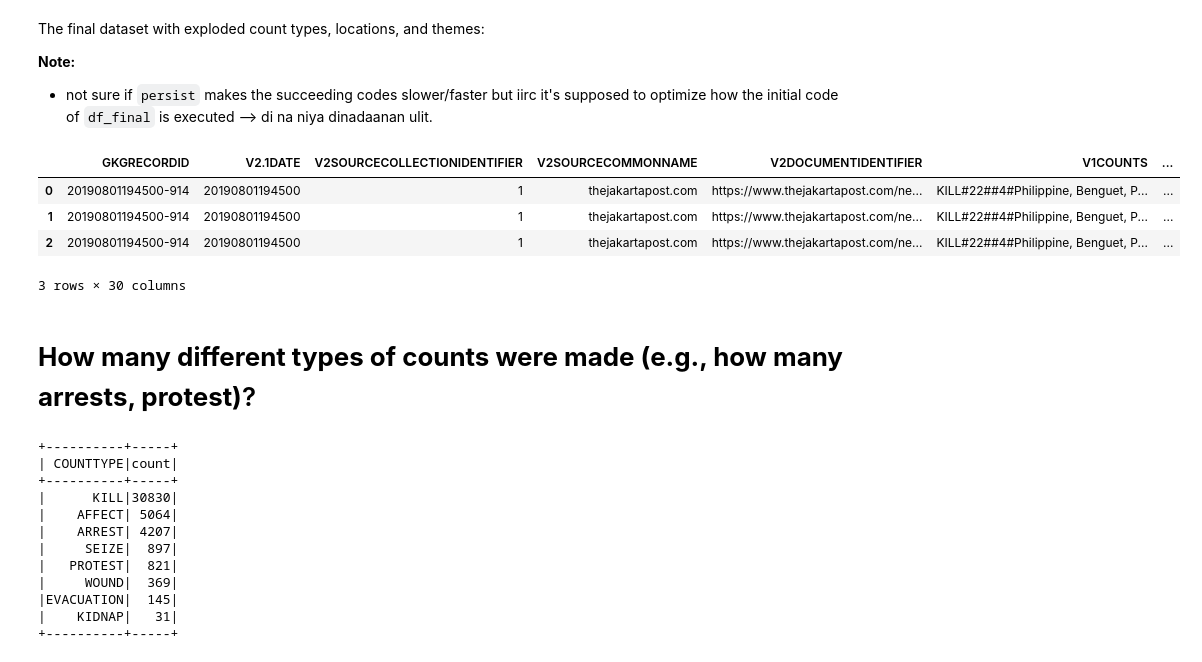
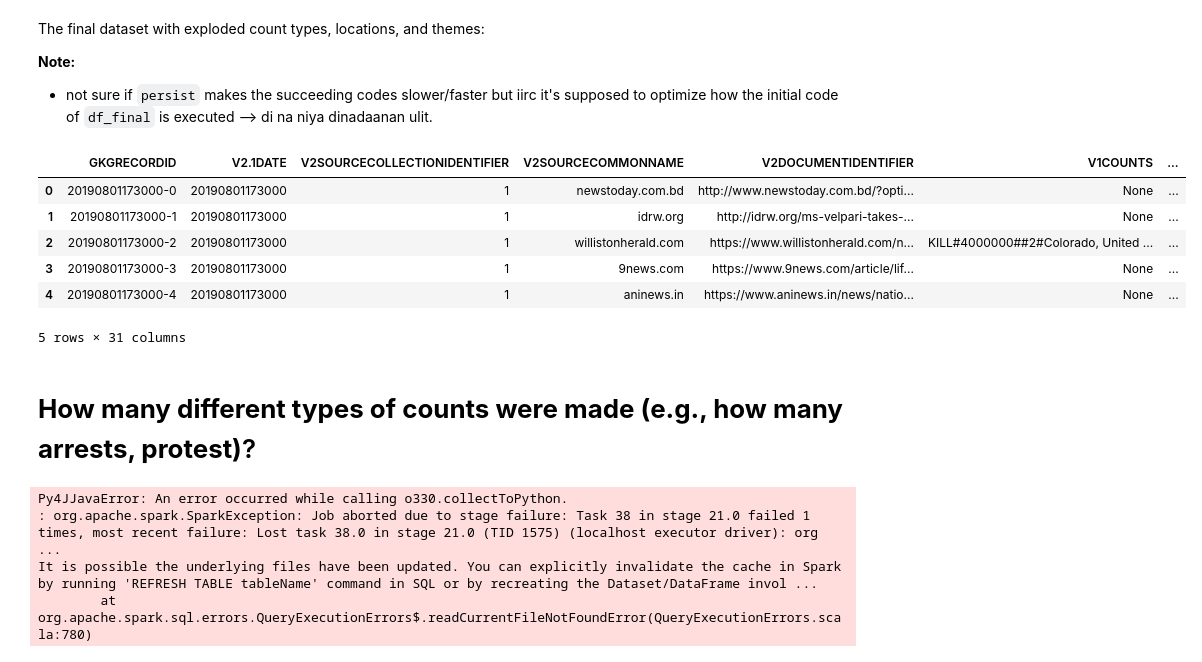
Before and after one commit to jdssoliman/bdcc_lab, a Jupyter notebook: nb_draft.ipynb, the cells around one changed output. Drawn from its saved outputs; the diff is of its cells as text; code cells hidden in the pictures.

```diff
--- a/nb_draft.ipynb
+++ b/nb_draft.ipynb
@@ -188,15 +188,30 @@ df_gkg.limit(3).toPandas()
 3 rows × 27 columns
 # %%
 df_final = (df_gkg
-            .withColumn('COUNTTYPE', F.regexp_extract('V1COUNTS', r'^([^#]+)',
+            .withColumn('CountType', F.regexp_extract('V1COUNTS', r'^([^#]+)',
                                                       1))
-            .withColumn('LOCATION', F.regexp_extract('V1COUNTS',
-                                                     r",\s*([^,#]+)#", 1))
+            .withColumn('ExpandedLocation',
+                        F.explode(F.split(
+                            F.regexp_extract('V1LOCATIONS',
+                                             r'(^|;)([^#]+#[^#]+#[^#]+)',
+                                                   0), ";")))
+            .withColumn('ExtractedLocation',
+                        F.regexp_extract('ExpandedLocation',
+                                         r'#([^#]+)#', 1))
+            .withColumn('Region',
+                        F.element_at(F.split(F.col('ExtractedLocation'),
+                                             ', '), 1)) #Region: first element
+            .withColumn('Country',
+                        F.element_at(F.split(F.col('ExtractedLocation'),
+                                             ', '), -1)) #Country: last element
+            .withColumn('Region', F.when(F.col('Region') == F.col('Country'),
+                                         None).otherwise(F.col('Region')))
             .withColumn('THEMES_SINGLE',
-                        F.explode(F.array_remove(F.split(F.col('V1THEMES'),
-                                                         ';'), "")))
-            .filter(F.col('LOCATION').rlike('Philippines'))
-            .persist()
+                        F.explode(F.split(F.regexp_extract('V1THEMES',
+                                                           r'([^;]+)', 0),
+                                          ";")))
+            .drop('ExpandedLocation', 'ExtractedLocation') #Remove  columns
+            # .persist()
            )
 # %% [markdown]
 The final dataset with exploded count types, locations, and themes:
@@ -204,10 +219,12 @@ The final dataset with exploded count types, locations, and themes:
 **Note:**
 - not sure if `persist` makes the succeeding codes slower/faster but iirc it's supposed to optimize how the initial code of `df_final` is executed --> di na niya dinadaanan ulit.
 # %%
-df_final.limit(3).toPandas()
+df_final.limit(5).toPandas()
 # %% [output]
 |  | GKGRECORDID | V2.1DATE | V2SOURCECOLLECTIONIDENTIFIER | V2SOURCECOMMONNAME | V2DOCUMENTIDENTIFIER | V1COUNTS | ... |
-| 0 | 20190801194500-914 | 20190801194500 | 1 | thejakartapost.com | https://www.thejakartapost.com/ne... | KILL#22##4#Philippine, Benguet, P... | ... |
-| 1 | 20190801194500-914 | 20190801194500 | 1 | thejakartapost.com | https://www.thejakartapost.com/ne... | KILL#22##4#Philippine, Benguet, P... | ... |
-| 2 | 20190801194500-914 | 20190801194500 | 1 | thejakartapost.com | https://www.thejakartapost.com/ne... | KILL#22##4#Philippine, Benguet, P... | ... |
+| 0 | 20190801173000-0 | 20190801173000 | 1 | newstoday.com.bd | http://www.newstoday.com.bd/?opti... | None | ... |
+| 1 | 20190801173000-1 | 20190801173000 | 1 | idrw.org | http://idrw.org/ms-velpari-takes-... | None | ... |
+| 2 | 20190801173000-2 | 20190801173000 | 1 | willistonherald.com | https://www.willistonherald.com/n... | KILL#4000000##2#Colorado, United ... | ... |
+| 3 | 20190801173000-3 | 20190801173000 | 1 | 9news.com | https://www.9news.com/article/lif... | None | ... |
+| 4 | 20190801173000-4 | 20190801173000 | 1 | aninews.in | https://www.aninews.in/news/natio... | None | ... |
-3 rows × 30 columns
+5 rows × 31 columns
@@ -214,21 +245,14 @@ df_final.limit(3).toPandas()
 # %% [markdown]
 # **How many different types of counts were made (e.g., how many arrests, protest)**?
 # %%
-(df_final
- .groupBy('COUNTTYPE')
+# Getting an error here idk why
+(df_ph
+ .groupBy('CountType')
  .count()
  .orderBy('count', ascending=False)
-).show()
+).toPandas()
 # %% [output]
-+----------+-----+
-| COUNTTYPE|count|
-+----------+-----+
-|      KILL|30830|
-|    AFFECT| 5064|
-|    ARREST| 4207|
-|     SEIZE|  897|
-|   PROTEST|  821|
-|     WOUND|  369|
-|EVACUATION|  145|
-|    KIDNAP|   31|
-+----------+-----+
+Py4JJavaError: An error occurred while calling o330.collectToPython.
+: org.apache.spark.SparkException: Job aborted due to stage failure: Task 38 in stage 21.0 failed 1 times, most recent failure: Lost task 38.0 in stage 21.0 (TID 1575) (localhost executor driver): org ...
+It is possible the underlying files have been updated. You can explicitly invalidate the cache in Spark by running 'REFRESH TABLE tableName' command in SQL or by recreating the Dataset/DataFrame invol ...
+        at org.apache.spark.sql.errors.QueryExecutionErrors$.readCurrentFileNotFoundError(QueryExecutionErrors.scala:780)
```
Also changed, not shown: parts of 1 cell of this notebook.
